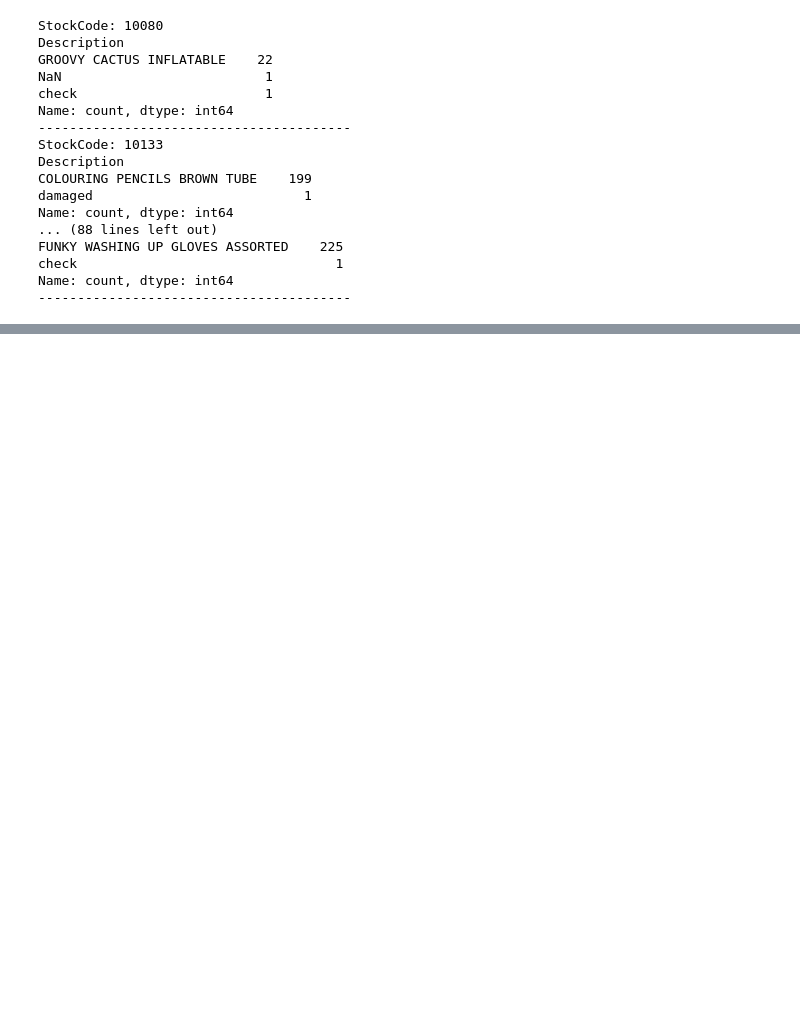
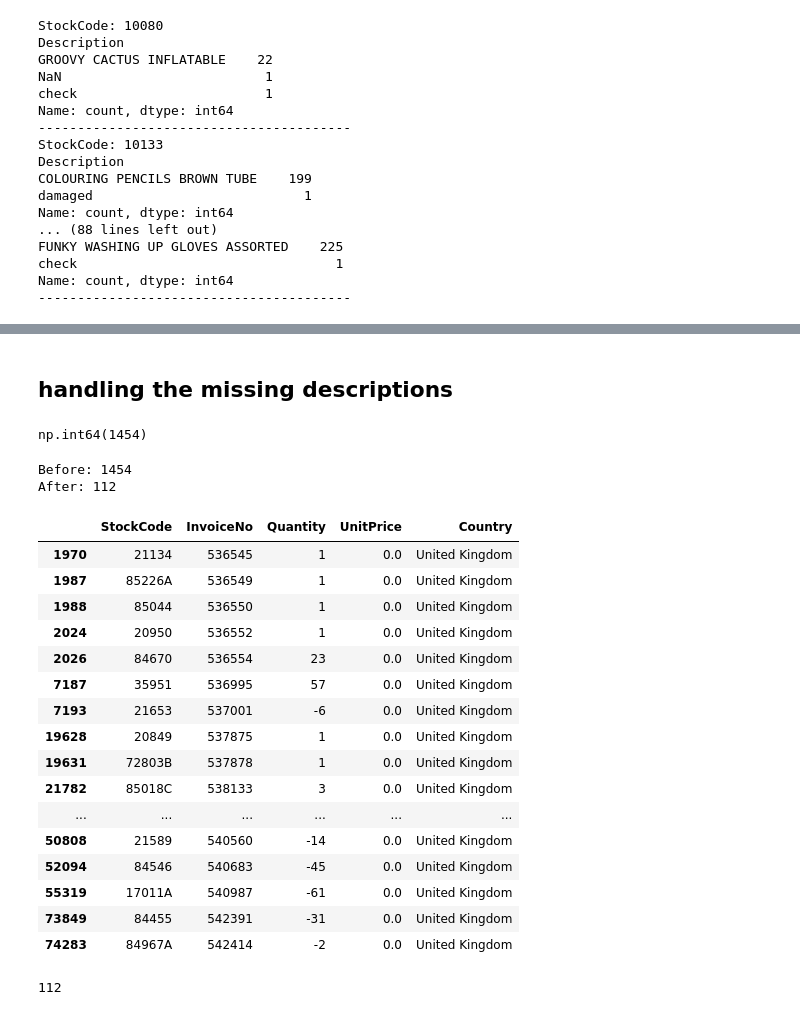
Before and after one commit to sthasarita/Pandas, a Jupyter notebook: Online_Retail_Pandas_Project.ipynb, the cells around one changed output, grey strips where cells are left out. Saved outputs shown, nothing was run; the diff lists cells and outputs as text; code cells hidden in the pictures; blank space fills up the shorter version.

```diff
--- a/Online_Retail_Pandas_Project.ipynb
+++ b/Online_Retail_Pandas_Project.ipynb
@@ -487,0 +788,2 @@ Name: count, dtype: int64
+# %%
+df_clean = df.drop_duplicates()
@@ -487,0 +814,6 @@ Name: count, dtype: int64
+# %% [markdown]
+## handling the missing descriptions
+# %%
+df_clean["Description"].isnull().sum()
+# %% [output]
+np.int64(1454)
@@ -487,0 +832,35 @@ Name: count, dtype: int64
+# %%
+print("Before:", df_clean["Description"].isnull().sum())
+
+print("After:", df_clean["Description_recovered"].isnull().sum())
+# %% [output]
+Before: 1454
+After: 112
+# %%
+unrecovered = df_clean[
+    df_clean["Description_recovered"].isnull()
+]
+
+unrecovered[['StockCode', 'InvoiceNo', "Quantity", "UnitPrice", "Country"]].head(20)
+# %% [output]
+|  | StockCode | InvoiceNo | Quantity | UnitPrice | Country |
+| 1970 | 21134 | 536545 | 1 | 0.0 | United Kingdom |
+| 1987 | 85226A | 536549 | 1 | 0.0 | United Kingdom |
+| 1988 | 85044 | 536550 | 1 | 0.0 | United Kingdom |
+| 2024 | 20950 | 536552 | 1 | 0.0 | United Kingdom |
+| 2026 | 84670 | 536554 | 23 | 0.0 | United Kingdom |
+| 7187 | 35951 | 536995 | 57 | 0.0 | United Kingdom |
+| 7193 | 21653 | 537001 | -6 | 0.0 | United Kingdom |
+| 19628 | 20849 | 537875 | 1 | 0.0 | United Kingdom |
+| 19631 | 72803B | 537878 | 1 | 0.0 | United Kingdom |
+| 21782 | 85018C | 538133 | 3 | 0.0 | United Kingdom |
+| ... | ... | ... | ... | ... | ... |
+| 50808 | 21589 | 540560 | -14 | 0.0 | United Kingdom |
+| 52094 | 84546 | 540683 | -45 | 0.0 | United Kingdom |
+| 55319 | 17011A | 540987 | -61 | 0.0 | United Kingdom |
+| 73849 | 84455 | 542391 | -31 | 0.0 | United Kingdom |
+| 74283 | 84967A | 542414 | -2 | 0.0 | United Kingdom |
+# %%
+unrecovered["StockCode"].nunique()
+# %% [output]
+112
```
Also changed, not shown: parts of 53 cells of this notebook.
